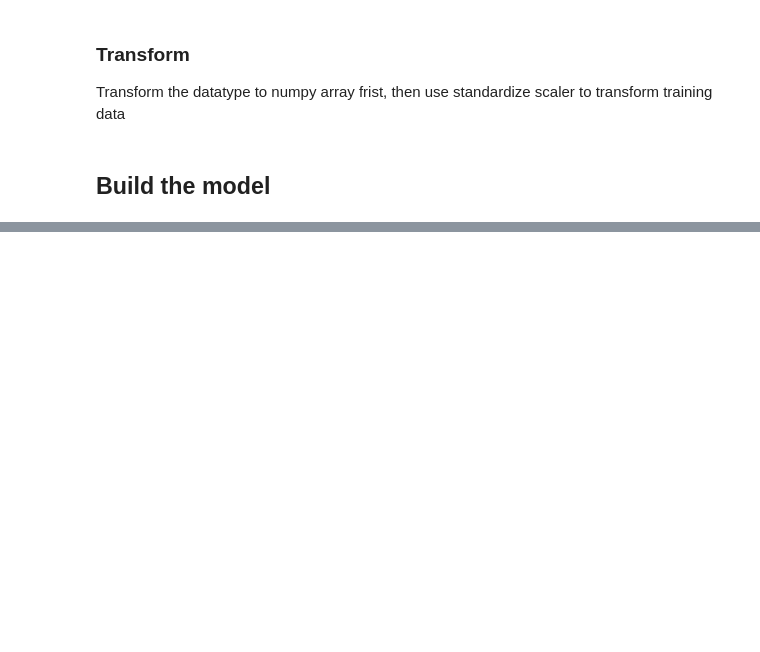
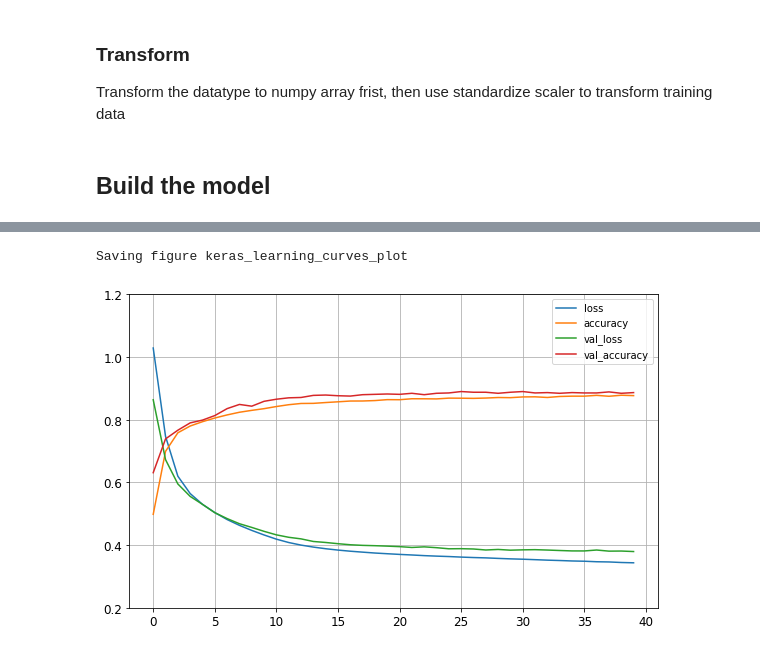
Before and after one commit to SighOfFrostmourne/ECOM6022, a Jupyter notebook: Assignment_4.ipynb, the cells around one changed output, grey strips where cells are left out. Cells and saved outputs as stored; diff of their text form; code cells hidden in the pictures; blank space fills up the shorter version.

```diff
--- a/Assignment_4.ipynb
+++ b/Assignment_4.ipynb
@@ -146,0 +149,22 @@ X_test_A_std = scaler.fit_transform(X_test_A)
+# %%
+import tensorflow as tf
+from tensorflow import keras
+
+sModel = keras.models.Sequential()
+sModel.add(keras.layers.Flatten(input_shape=[10]))
+sModel.add(keras.layers.Dense(10, activation="relu"))
+sModel.add(keras.layers.Dense(5, activation="relu"))
+sModel.add(keras.layers.Dense(3, activation="softmax")) # Use softmax as output layer for classification
+
+# Initialize the environment variables before complie
+keras.backend.clear_session()
+np.random.seed(42)
+tf.random.set_seed(42)
+
+# Compile the model
+sModel.compile(loss="sparse_categorical_crossentropy",
+              optimizer=keras.optimizers.RMSprop(),
+              metrics=[keras.metrics.SparseCategoricalAccuracy()])
+
+history_s = sModel.fit(X_train_std, y_train, epochs=40,
+                    validation_data=(X_train_valid_std, y_train_valid))
@@ -146,0 +189,11 @@ X_test_A_std = scaler.fit_transform(X_test_A)
+# %%
+import pandas as pd
+
+pd.DataFrame(history_s.history).plot(figsize=(8, 5))
+plt.grid(True)
+plt.gca().set_ylim(0.2, 1.2)
+save_fig("keras_learning_curves_plot")
+plt.show()
+# %% [output]
+Saving figure keras_learning_curves_plot
+[figure, added]
```
Also changed, not shown: parts of 17 cells of this notebook.
